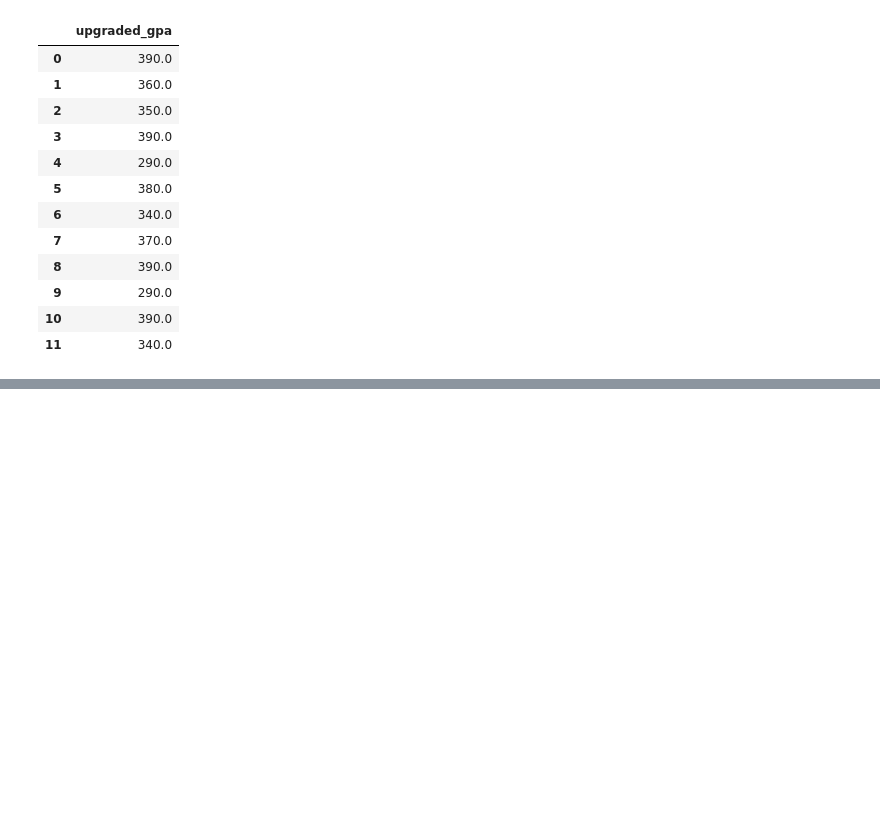
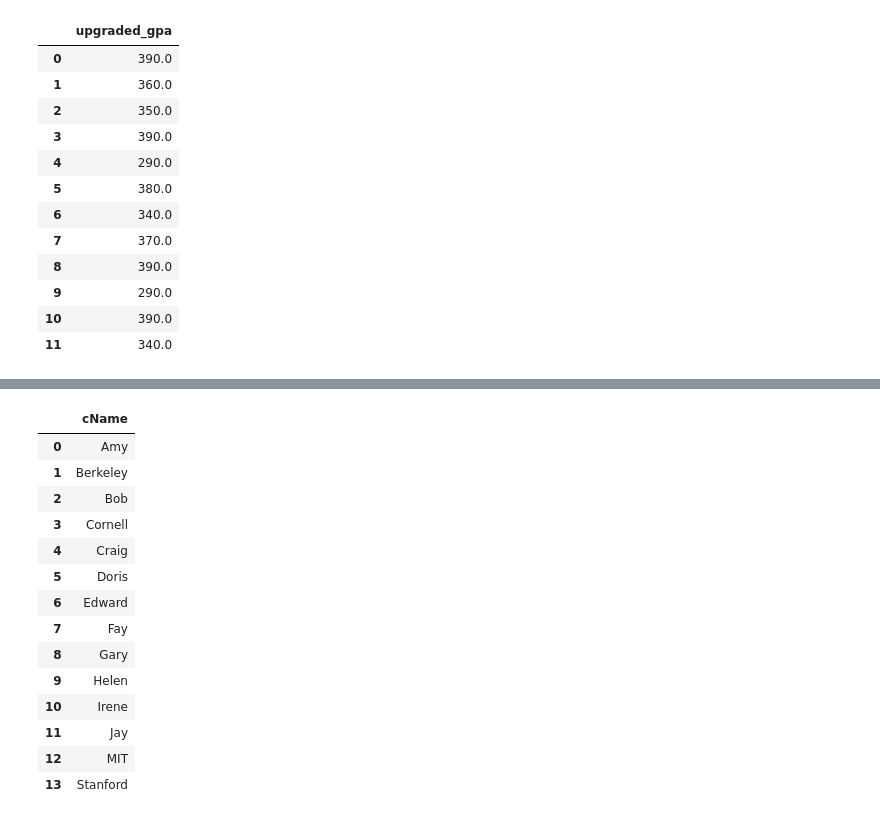
Before and after one commit to OniSlayer/standford_sql_notes, a Jupyter notebook: stanford_sql_notes.ipynb, the cells around one changed output, grey strips where cells are left out. Saved outputs shown, nothing was run; the diff lists cells and outputs as text; code cells hidden in the pictures; blank space fills up the shorter version.

```diff
--- a/stanford_sql_notes.ipynb
+++ b/stanford_sql_notes.ipynb
@@ -263,0 +281,27 @@ run_query('''
+# %%
+# The union operator (union) is used to stack two relations. Each relation might be a table or can also be the product
+# of an statement
+
+run_query('''
+    select cName from College
+
+    union
+
+    select sName from Student;
+''')
+# %% [output]
+|  | cName |
+| 0 | Amy |
+| 1 | Berkeley |
+| 2 | Bob |
+| 3 | Cornell |
+| 4 | Craig |
+| 5 | Doris |
+| 6 | Edward |
+| 7 | Fay |
+| 8 | Gary |
+| 9 | Helen |
+| 10 | Irene |
+| 11 | Jay |
+| 12 | MIT |
+| 13 | Stanford |
```
Also changed, not shown: parts of 17 cells of this notebook, 1 other file.
